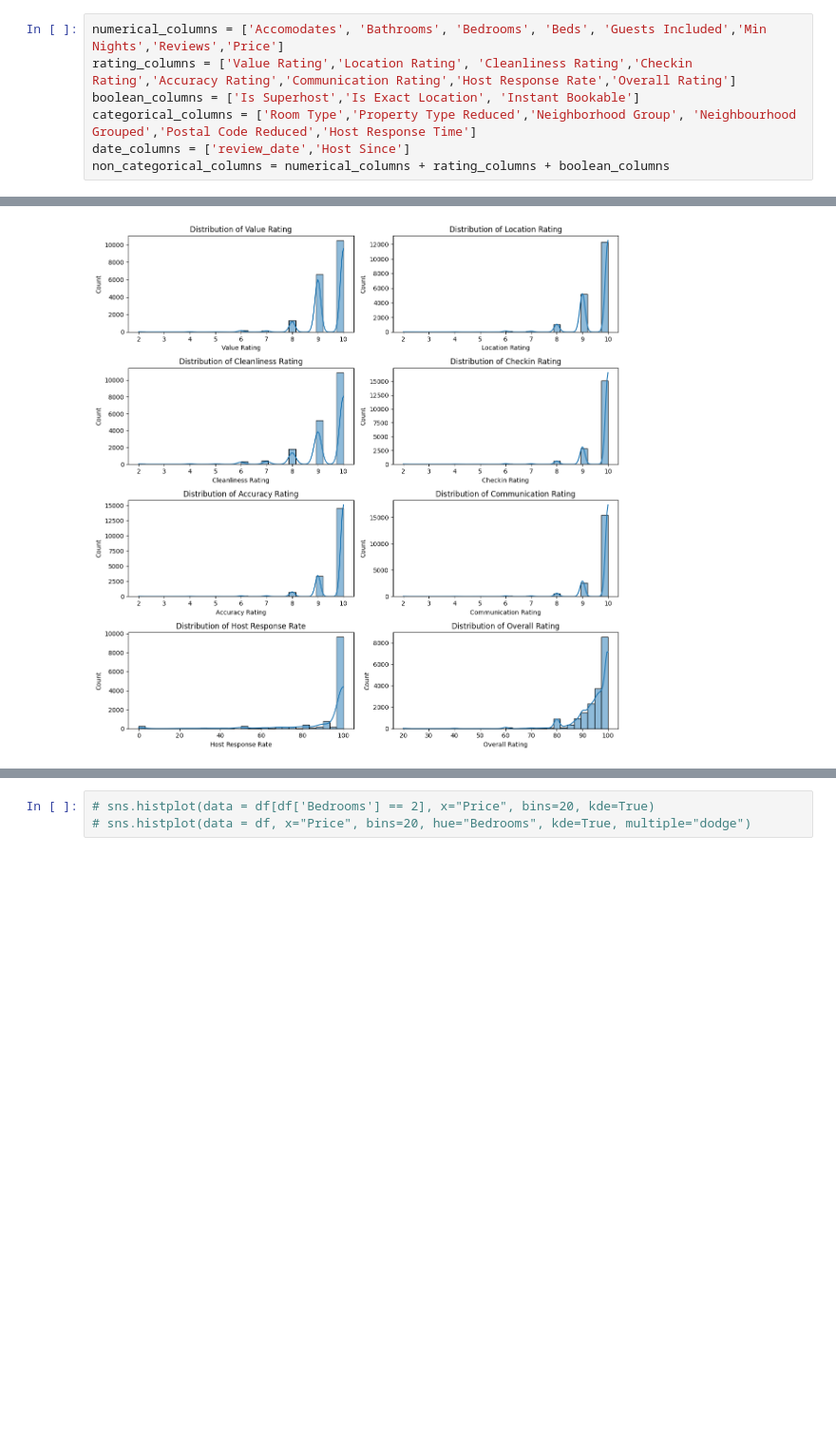
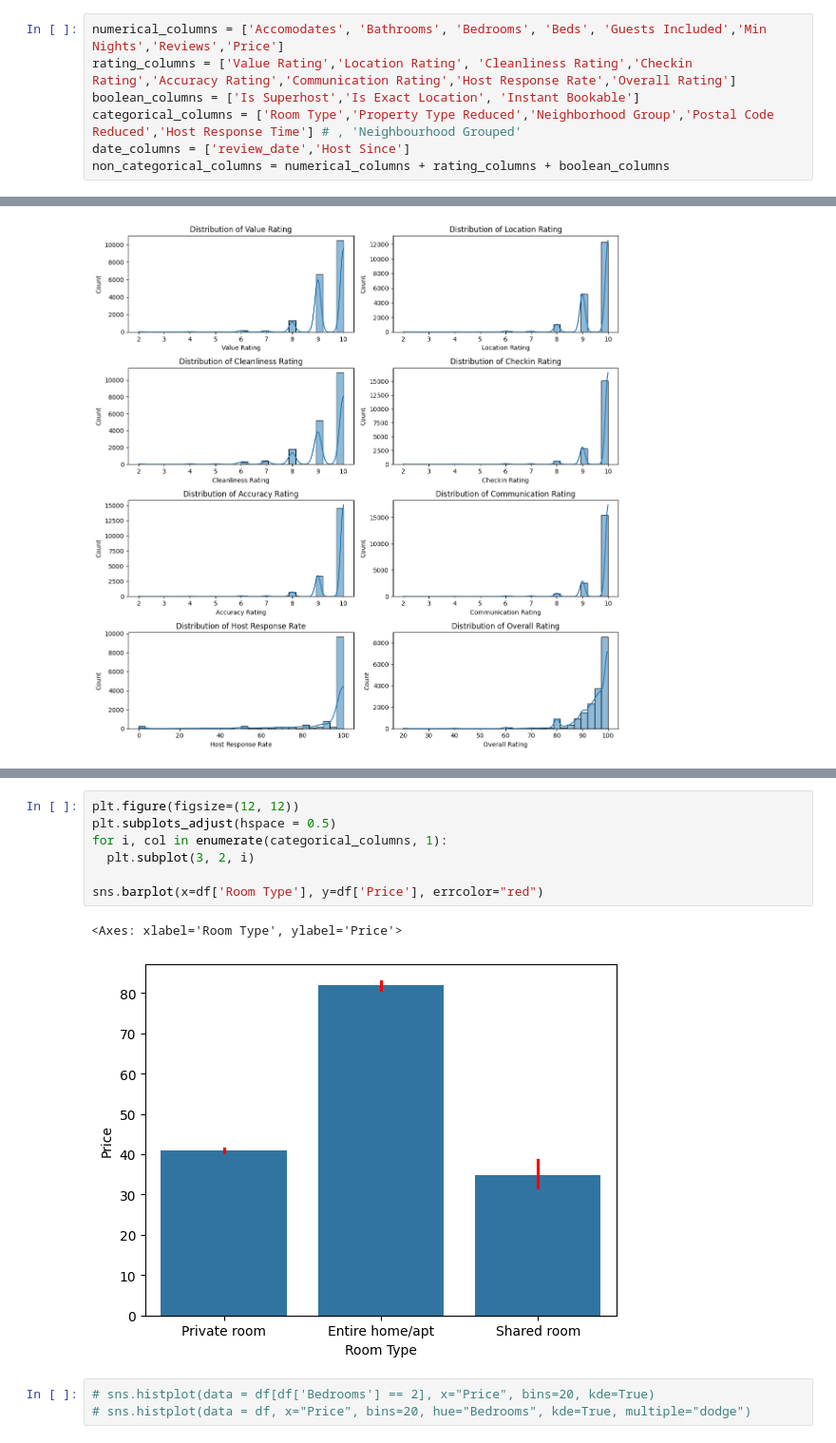
Before and after one commit to hajyhia/School, a Jupyter notebook: Airbnb_Berlin_Price_Predict_EDA.ipynb, the cells around one changed output, grey strips where cells are left out. Shown at 95% size. Drawn from its saved outputs; the diff is of its cells as text; blank space fills up the shorter version.

```diff
--- a/Airbnb_Berlin_Price_Predict_EDA.ipynb
+++ b/Airbnb_Berlin_Price_Predict_EDA.ipynb
@@ -47,7 +47,7 @@ memory usage: 5.7+ MB
 numerical_columns = ['Accomodates', 'Bathrooms', 'Bedrooms', 'Beds', 'Guests Included','Min Nights','Reviews','Price']
 rating_columns = ['Value Rating','Location Rating', 'Cleanliness Rating','Checkin Rating','Accuracy Rating','Communication Rating','Host Response Rate','Overall Rating']
 boolean_columns = ['Is Superhost','Is Exact Location', 'Instant Bookable']
-categorical_columns = ['Room Type','Property Type Reduced','Neighborhood Group', 'Neighbourhood Grouped','Postal Code Reduced','Host Response Time']
+categorical_columns = ['Room Type','Property Type Reduced','Neighborhood Group','Postal Code Reduced','Host Response Time'] # , 'Neighbourhood Grouped'
 date_columns = ['review_date','Host Since']
 non_categorical_columns = numerical_columns + rating_columns + boolean_columns
 # %%
@@ -402,3 +405,13 @@ sns.barplot(x=df['Bedrooms'], y=df['Price'], errcolor="red")
+# %%
+plt.figure(figsize=(12, 12))
+plt.subplots_adjust(hspace = 0.5)
+for i, col in enumerate(categorical_columns, 1):
+  plt.subplot(3, 2, i)
+
+sns.barplot(x=df['Room Type'], y=df['Price'], errcolor="red")
+# %% [output]
+<Axes: xlabel='Room Type', ylabel='Price'>
+[figure, added]
 # %%
 # sns.histplot(data = df[df['Bedrooms'] == 2], x="Price", bins=20, kde=True)
 # sns.histplot(data = df, x="Price", bins=20, hue="Bedrooms", kde=True, multiple="dodge")
```
Also changed, not shown: parts of 6 cells of this notebook.
